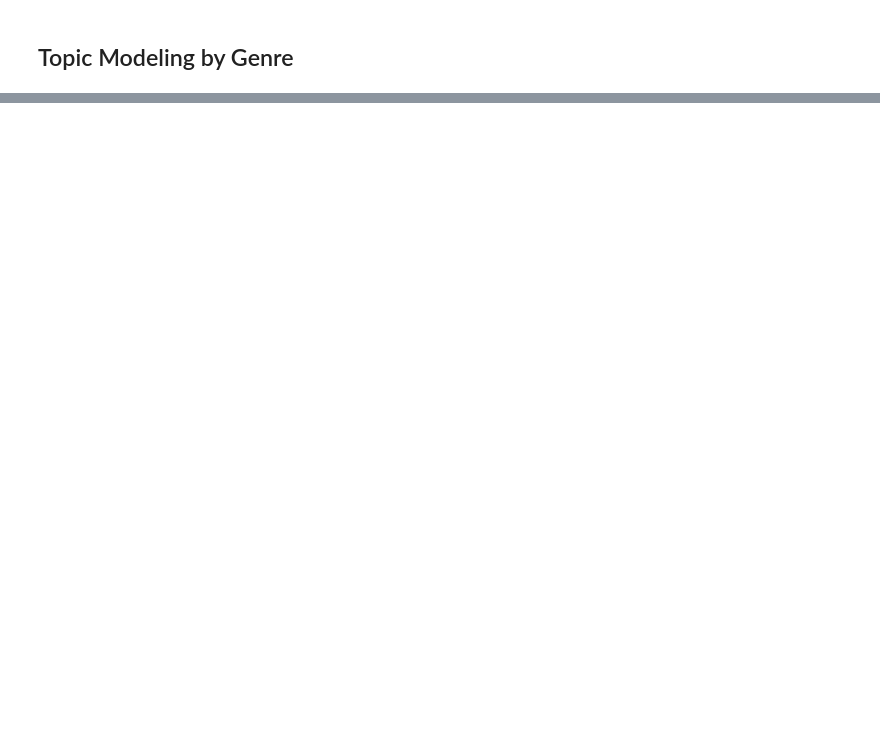
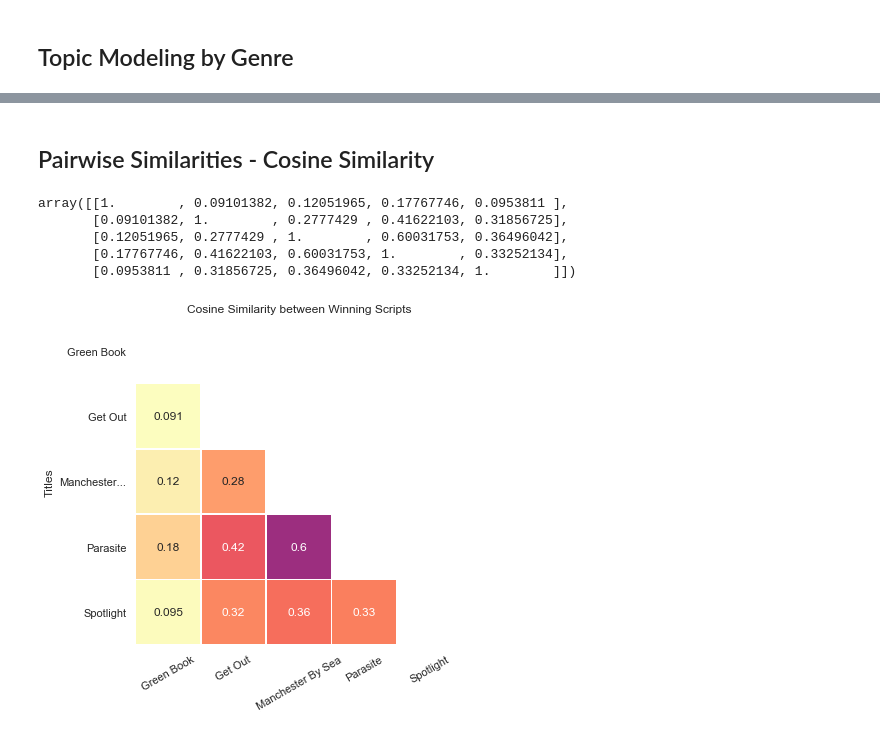
Before and after one commit to carousallie/nlp_movie_script_project, a Jupyter notebook: NLP_Project_Analysis_Wokring.ipynb, the cells around one changed output, grey strips where cells are left out. Drawn from its saved outputs; the diff is of its cells as text; code cells hidden in the pictures; blank space fills up the shorter version.

```diff
--- a/NLP_Project_Analysis_Wokring.ipynb
+++ b/NLP_Project_Analysis_Wokring.ipynb
@@ -421,0 +383,12 @@ winners
+# %% [markdown]
+## Pairwise Similarities - Cosine Similarity
+# %%
+# Cosine Similarity between Winning films
+
+win_sim = cosine_similarity(tfidf_winners_fit)
+# %% [output]
+array([[1.        , 0.09101382, 0.12051965, 0.17767746, 0.0953811 ],
+       [0.09101382, 1.        , 0.2777429 , 0.41622103, 0.31856725],
+       [0.12051965, 0.2777429 , 1.        , 0.60031753, 0.36496042],
+       [0.17767746, 0.41622103, 0.60031753, 1.        , 0.33252134],
+       [0.0953811 , 0.31856725, 0.36496042, 0.33252134, 1.        ]])
@@ -421,0 +401,36 @@ winners
+# %%
+# Make similarity heatmap
+
+# For winners
+cmap = sns.color_palette('hls')
+cmap = cmap.reverse()
+
+sns.set(style = "white")
+
+win_titles = ['Green Book', 'Get Out', 'Manchester...', 'Parasite', 'Spotlight']
+win_sim_df['Titles'] = win_titles
+
+#win_sim_df.set_index(['Titles'])
+
+win_sim_df = win_sim_df.set_index(['Titles'])
+Index = win_titles
+win_sim_df = win_sim_df.rename(columns = {0: 'Green Book', 1: 'Get Out', 2: 'Manchester...', 3: 'Parasite', 4: 'Spotlight'})
+win_sim_df
+
+
+mask = np.triu(np.ones_like(win_sim, dtype=np.bool))
+xticks = win_sim_df.columns
+plt.figure(figsize = (9, 6))
+ax = sns.heatmap(win_sim_df, cmap = "magma_r", annot = True,
+            square = True, cbar = False,
+            linewidth = 0.5, mask = mask)
+bottom, top = ax.get_ylim()
+ax.set_ylim(bottom + 0.5, top - 0.5)
+plt.xticks(rotation = 30)
+ax.set_yticklabels(
+ax.get_yticklabels(), rotation = 0)
+ax.set(title = "Cosine Similarity between Winning Scripts")
+
+ax.get_figure().savefig('./winnerheatmap.png')
+# %% [output]
+[figure, added]
```
Also changed, not shown: parts of 46 cells of this notebook, 9 other files.
